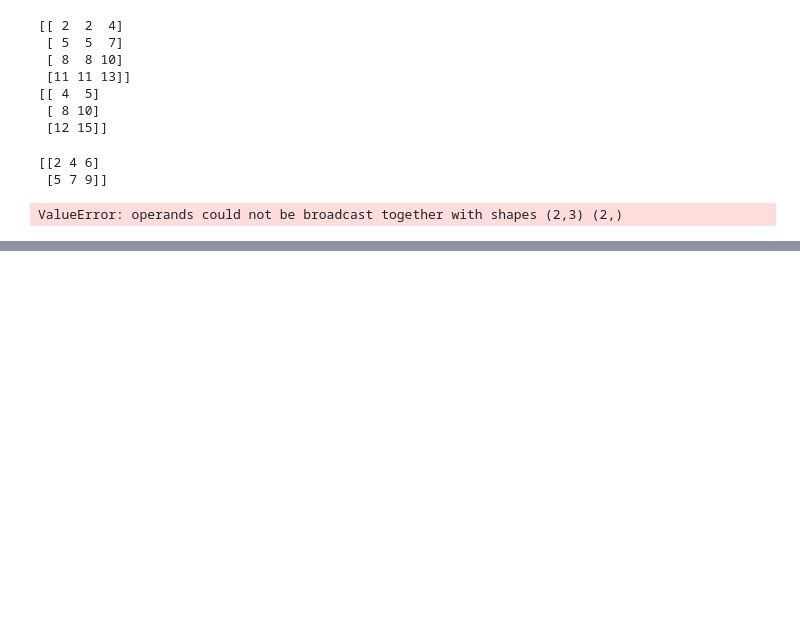
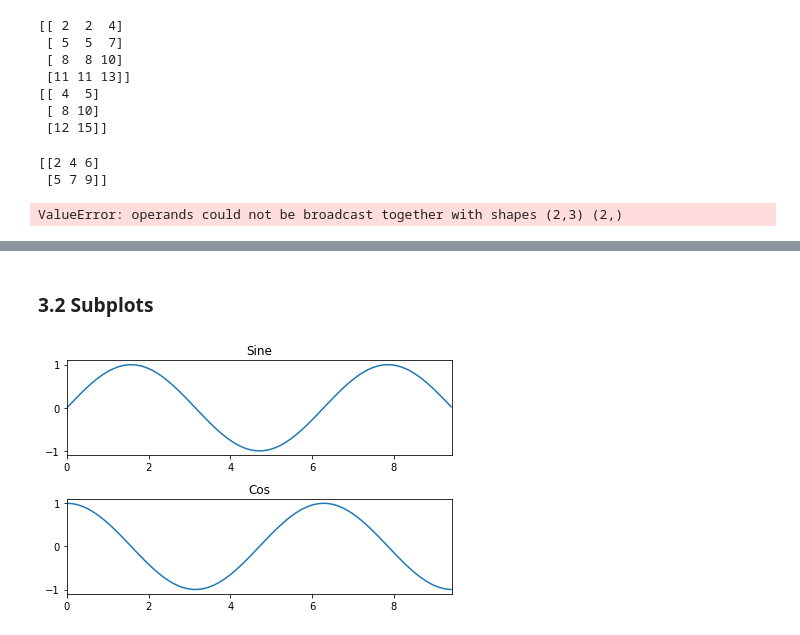
Before and after one commit to bricksaver/KPUworkshop, a Jupyter notebook: HelloWorld.ipynb, the cells around one changed output, grey strips where cells are left out. Drawn from its saved outputs; the diff is of its cells as text; code cells hidden in the pictures; blank space fills up the shorter version.

```diff
--- a/HelloWorld.ipynb
+++ b/HelloWorld.ipynb
@@ -291,0 +324,22 @@ ValueError: operands could not be broadcast together with shapes (2,3) (2,)
+# %% [markdown]
+### 3.2 Subplots
+# %%
+# 26.
+x = np.arange(0, 3 * np.pi, 0.1)
+y_sin = np.sin(x)
+y_cos = np.cos(x)
+
+fig, axes = plt.subplots(nrows=2)
+
+axes[0].plot(x, y_sin)
+axes[0].set_xlim(0, 3 * np.pi)
+axes[0].set_title('Sine')
+
+axes[1].plot(x, y_cos)
+axes[1].set_xlim(0, 3 * np.pi)
+axes[1].set_title('Cos')
+
+plt.tight_layout()
+fig.show()
+# %% [output]
+[figure, added]
```
Also changed, not shown: parts of 7 cells of this notebook.
